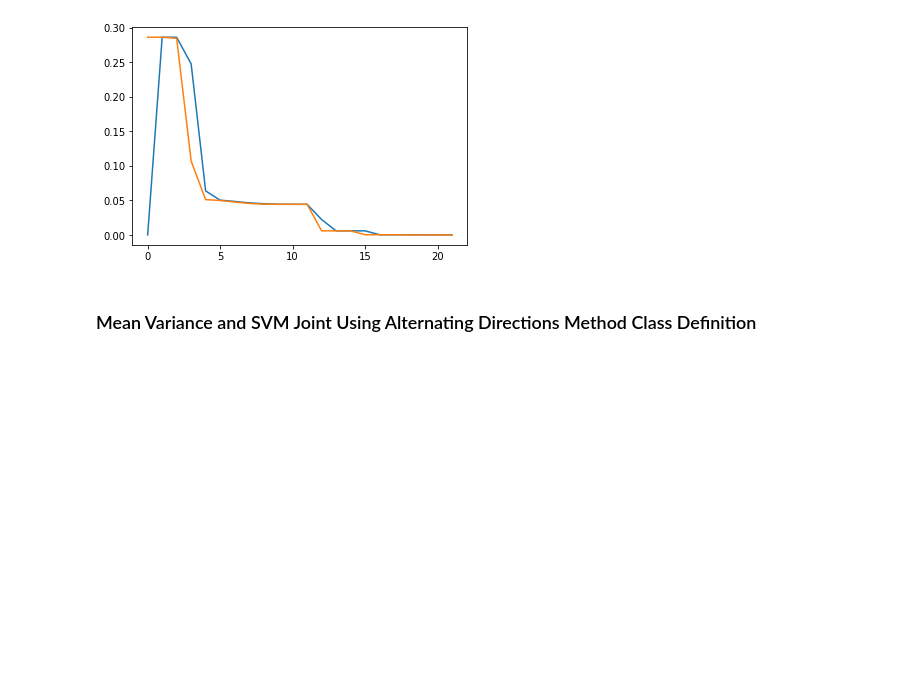
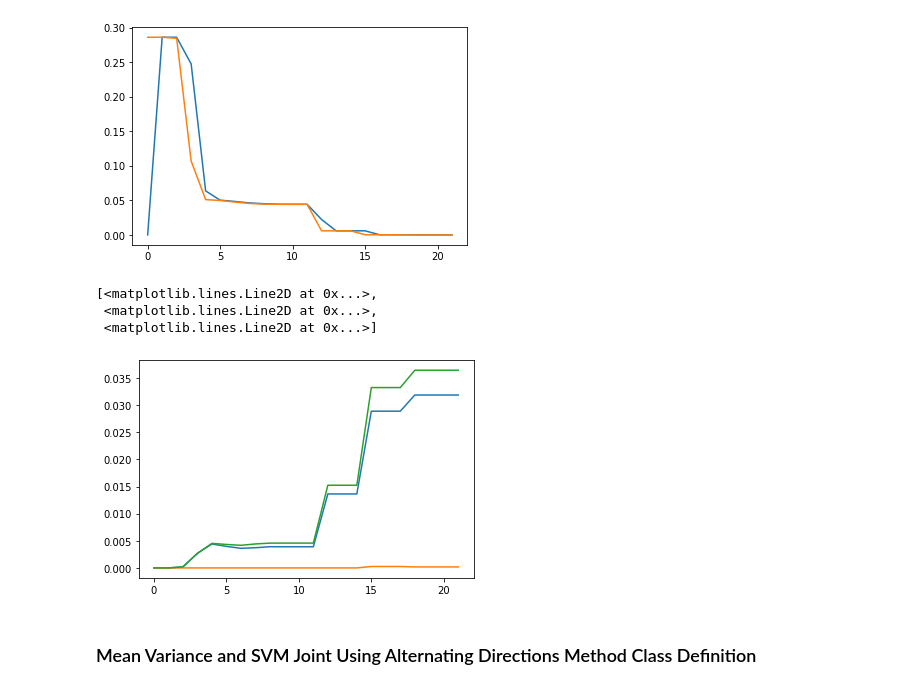
Before and after one commit to davidislip/SVM-and-MVO, a Jupyter notebook: ADM_Comparison_NoteBook_Timing.ipynb, the cells around one changed output. Saved outputs shown, nothing was run; the diff lists cells and outputs as text; code cells hidden in the pictures; blank space fills up the shorter version.

```diff
--- a/ADM_Comparison_NoteBook_Timing.ipynb
+++ b/ADM_Comparison_NoteBook_Timing.ipynb
@@ -169,7 +169,7 @@ Y_ = Y_[cols]
 AssetLim = math.floor(N*0.8)
 
 ret_constr = -1
-soft_margin = 2000
+soft_margin = 5000
 # %% [output]
 valid tickers: ['AAPL', 'ABC', 'ABMD', 'ABT', 'ADBE', 'ADI', 'ADM', 'ADP', 'ADSK', 'AEE', 'AEP', 'AES', 'AJG', 'AKAM', 'ALB', 'ALK', 'AMAT', 'AMD', 'AME', 'AMGN', 'AMT', 'AMZN', 'ANSS', 'AON', 'AOS',  ...
 # %% [markdown]
@@ -224,6 +224,13 @@ SVM_MVO_Fast_v2.MVO_.xi.x.sum()
 # %% [output]
 0.0
 [figure]
+# %%
+plt.plot(ws_2)
+# %% [output]
+[<matplotlib.lines.Line2D at 0x...>,
+ <matplotlib.lines.Line2D at 0x...>,
+ <matplotlib.lines.Line2D at 0x...>]
+[figure, added]
 # %% [markdown]
 ### Mean Variance and SVM Joint Using Alternating Directions Method Class Definition
 # %%
```
